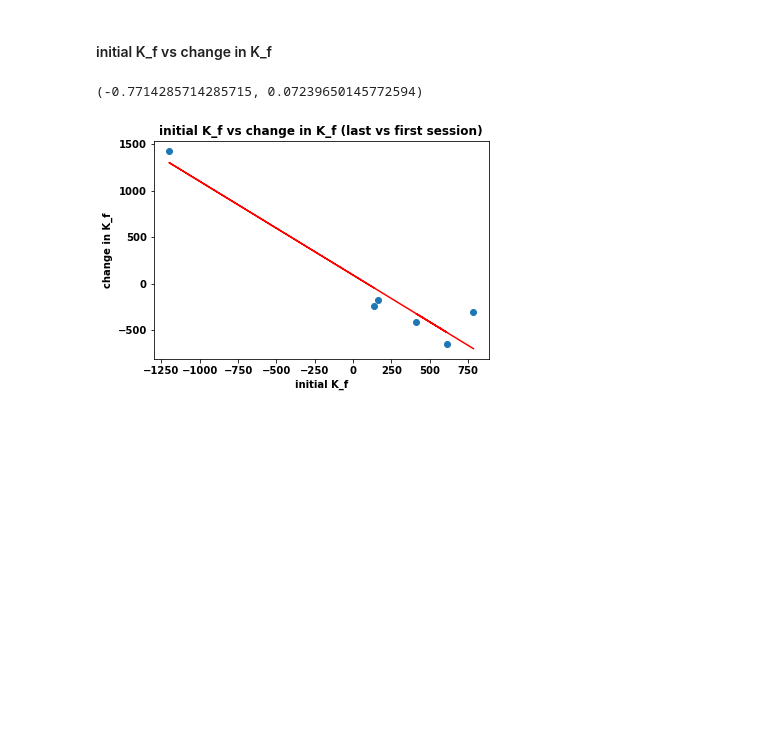
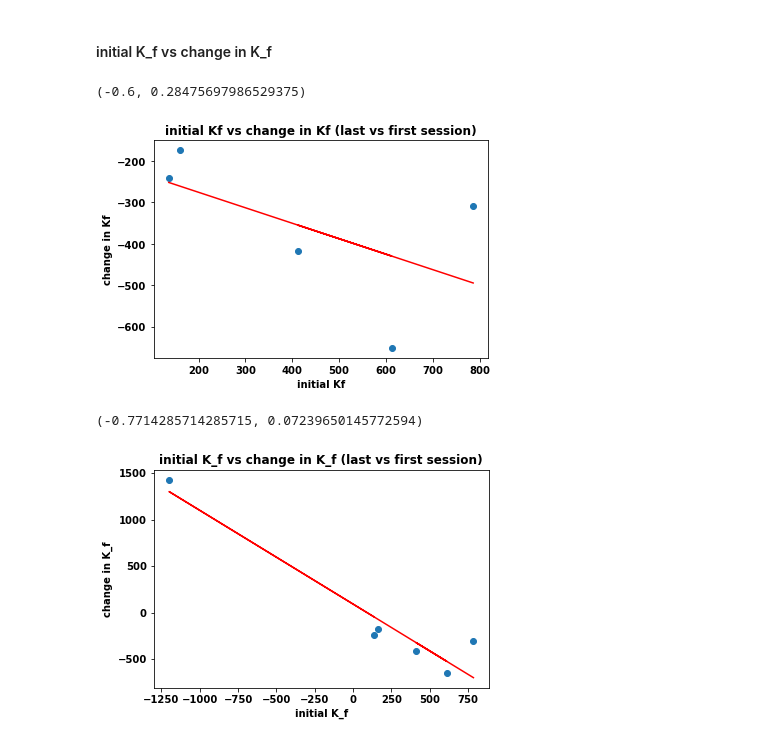
Before and after one commit to doscsy12/robotic_hometherapy, a Jupyter notebook: EDA_K_f.ipynb, the cells around one changed output. Drawn from its saved outputs; the diff is of its cells as text; code cells hidden in the pictures; blank space fills up the shorter version.

```diff
--- a/EDA_K_f.ipynb
+++ b/EDA_K_f.ipynb
@@ -203,9 +203,34 @@ K_f
 | 5 | 6 | 136.548250 | -240.534686 |
 # %% [markdown]
 #### initial K_f vs change in K_f
-# %%
-rho, p = scipy.stats.spearmanr(K_f['initial_K_f'],K_f['change_K_f'])
-rho, p
-# %% [output]
-(-0.7714285714285715, 0.07239650145772594)
+# %%
+i = K_f[K_f['player_nr']==5].index
+K_f_no5 = K_f.drop(i)
+# %%
+# WITHOUT player_nr = 5
+rho, p = scipy.stats.spearmanr(K_f_no5['initial_K_f'],K_f_no5['change_K_f'])
+rho, p
+# %% [output]
+(-0.6, 0.28475697986529375)
+# %%
+# plot WITHOUT player_nr = 5
+plt.scatter(K_f_no5['initial_K_f'],K_f_no5['change_K_f'],marker='o')
+
+# plot trendline (linear fitting)
+z = np.polyfit(K_f_no5['initial_K_f'],K_f_no5['change_K_f'], 1)
+p = np.poly1d(z)
+plt.plot(K_f_no5['initial_K_f'],p(K_f_no5['initial_K_f']),'r-')
+
+plt.xlabel('initial Kf')
+plt.ylabel('change in Kf')
+plt.title('initial Kf vs change in Kf (last vs first session)',fontsize=12)
+plt.show();
+# %% [output]
+[figure, added]
+# %%
+# WITH player_nr = 5
+rho, p = scipy.stats.spearmanr(K_f['initial_K_f'],K_f['change_K_f'])
+rho, p
+# %% [output]
+(-0.7714285714285715, 0.07239650145772594)
 # %%
```
Also changed, not shown: parts of 29 cells of this notebook.
